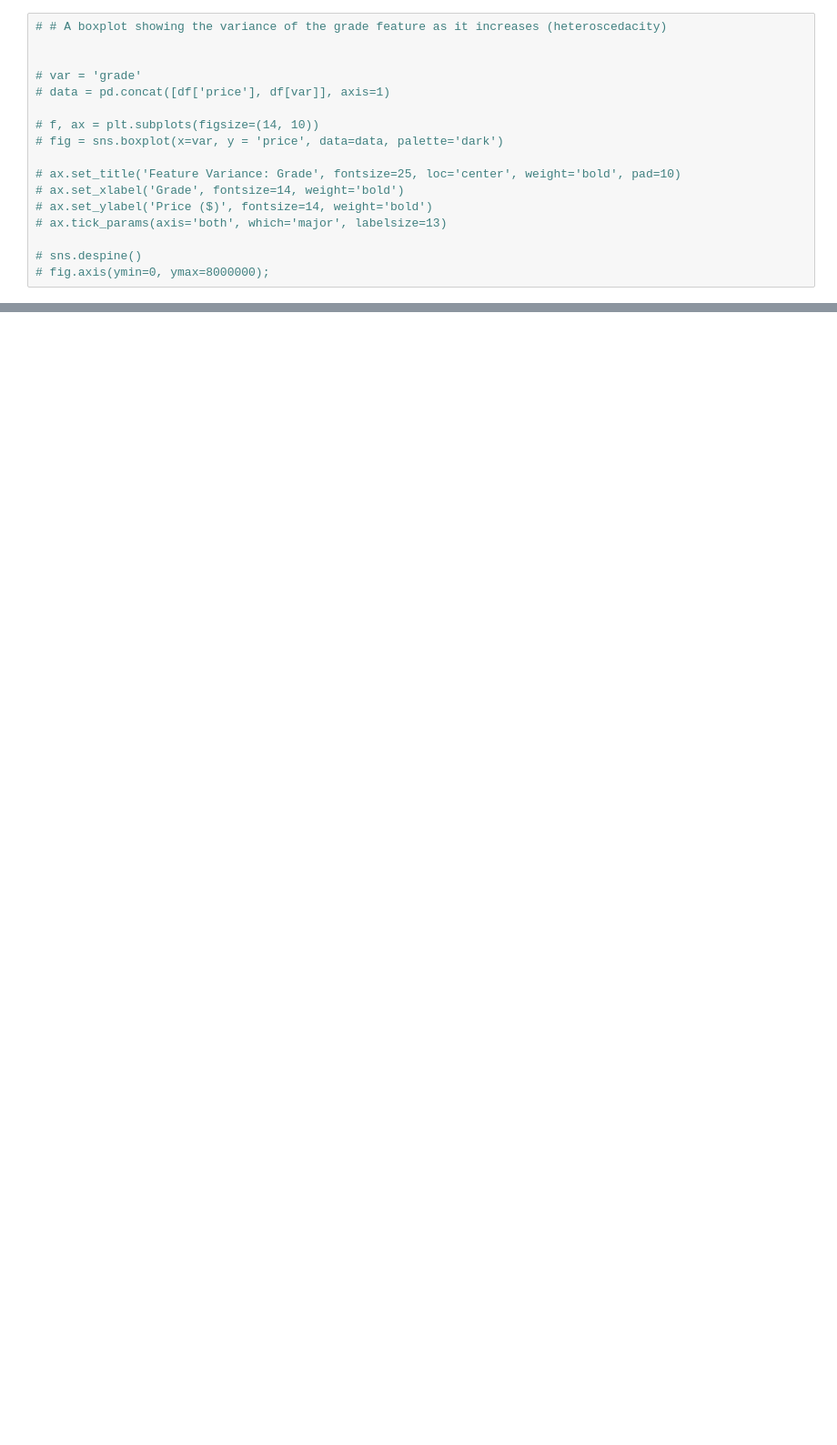
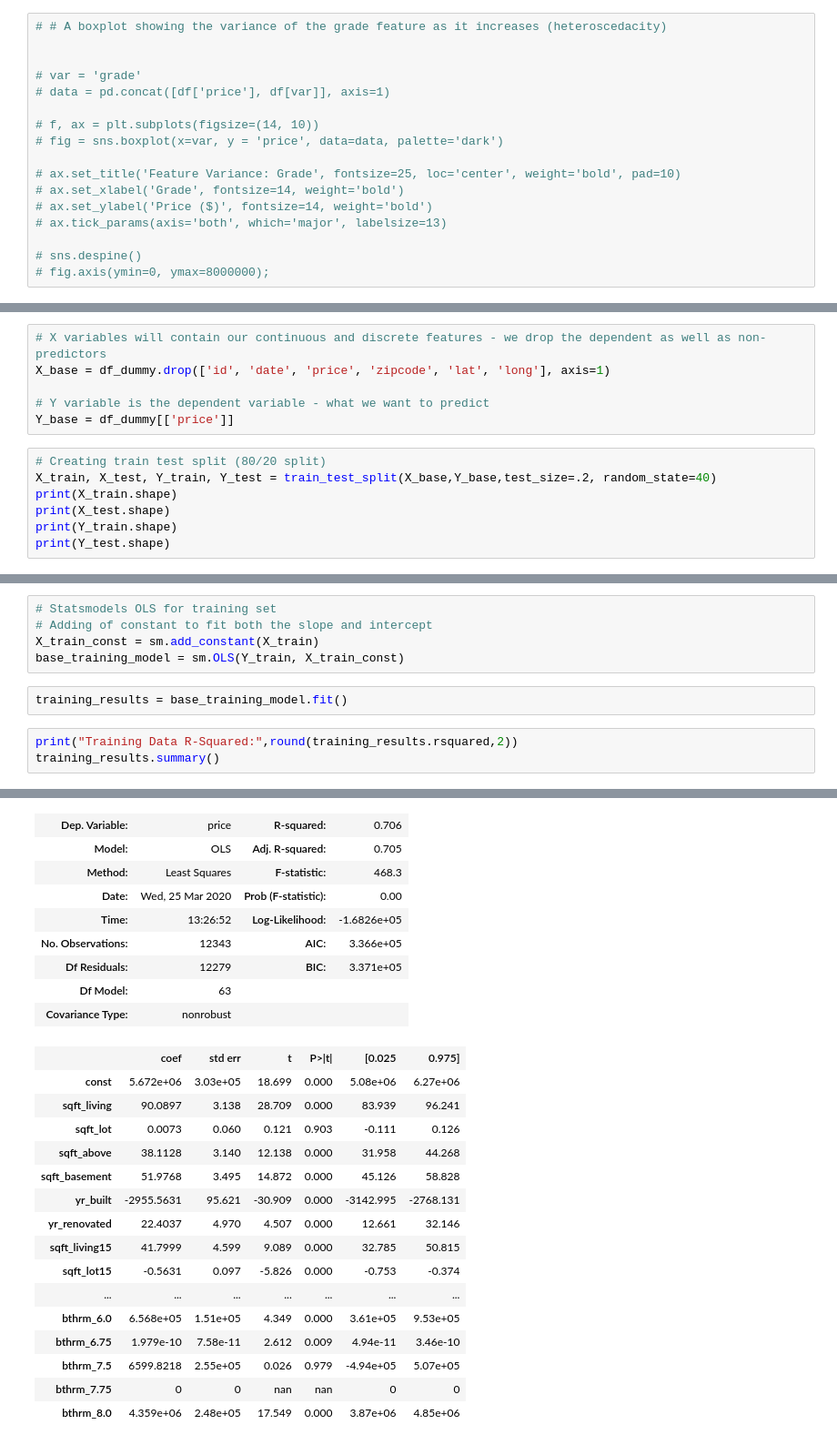
Before and after one commit to marwankalo/dsc-mod-2-project-v2-1-london-ds-02172020, a Jupyter notebook: student.ipynb, the cells around one changed output, grey strips where cells are left out. Shown at 91% size. Saved outputs shown, nothing was run; the diff lists cells and outputs as text; blank space fills up the shorter version.

```diff
--- a/student.ipynb
+++ b/student.ipynb
@@ -243,0 +345,13 @@ plt.show()
+# %%
+# X variables will contain our continuous and discrete features - we drop the dependent as well as non-predictors
+X_base = df_dummy.drop(['id', 'date', 'price', 'zipcode', 'lat', 'long'], axis=1)
+
+# Y variable is the dependent variable - what we want to predict
+Y_base = df_dummy[['price']]
+# %%
+# Creating train test split (80/20 split)
+X_train, X_test, Y_train, Y_test = train_test_split(X_base,Y_base,test_size=.2, random_state=40)
+print(X_train.shape)
+print(X_test.shape)
+print(Y_train.shape)
+print(Y_test.shape)
@@ -243,0 +363,11 @@ plt.show()
+# %%
+# Statsmodels OLS for training set
+# Adding of constant to fit both the slope and intercept
+X_train_const = sm.add_constant(X_train)
+base_training_model = sm.OLS(Y_train, X_train_const)
+# %%
+training_results = base_training_model.fit()
+# %%
+print("Training Data R-Squared:",round(training_results.rsquared,2))
+training_results.summary()
+# %% [output]
@@ -243,0 +376,25 @@ plt.show()
+| Dep. Variable: | price | R-squared: | 0.706 |
+| Model: | OLS | Adj. R-squared: | 0.705 |
+| Method: | Least Squares | F-statistic: | 468.3 |
+| Date: | Wed, 25 Mar 2020 | Prob (F-statistic): | 0.00 |
+| Time: | 13:26:52 | Log-Likelihood: | -1.6826e+05 |
+| No. Observations: | 12343 | AIC: | 3.366e+05 |
+| Df Residuals: | 12279 | BIC: | 3.371e+05 |
+| Df Model: | 63 |  |  |
+| Covariance Type: | nonrobust |  |  |
+|  | coef | std err | t | P>|t| | [0.025 | 0.975] |
+| const | 5.672e+06 | 3.03e+05 | 18.699 | 0.000 | 5.08e+06 | 6.27e+06 |
+| sqft_living | 90.0897 | 3.138 | 28.709 | 0.000 | 83.939 | 96.241 |
+| sqft_lot | 0.0073 | 0.060 | 0.121 | 0.903 | -0.111 | 0.126 |
+| sqft_above | 38.1128 | 3.140 | 12.138 | 0.000 | 31.958 | 44.268 |
+| sqft_basement | 51.9768 | 3.495 | 14.872 | 0.000 | 45.126 | 58.828 |
+| yr_built | -2955.5631 | 95.621 | -30.909 | 0.000 | -3142.995 | -2768.131 |
+| yr_renovated | 22.4037 | 4.970 | 4.507 | 0.000 | 12.661 | 32.146 |
+| sqft_living15 | 41.7999 | 4.599 | 9.089 | 0.000 | 32.785 | 50.815 |
+| sqft_lot15 | -0.5631 | 0.097 | -5.826 | 0.000 | -0.753 | -0.374 |
+| ... | ... | ... | ... | ... | ... | ... |
+| bthrm_6.0 | 6.568e+05 | 1.51e+05 | 4.349 | 0.000 | 3.61e+05 | 9.53e+05 |
+| bthrm_6.75 | 1.979e-10 | 7.58e-11 | 2.612 | 0.009 | 4.94e-11 | 3.46e-10 |
+| bthrm_7.5 | 6599.8218 | 2.55e+05 | 0.026 | 0.979 | -4.94e+05 | 5.07e+05 |
+| bthrm_7.75 | 0 | 0 | nan | nan | 0 | 0 |
+| bthrm_8.0 | 4.359e+06 | 2.48e+05 | 17.549 | 0.000 | 3.87e+06 | 4.85e+06 |
```
Also changed, not shown: parts of 41 cells of this notebook, 1 other file.
